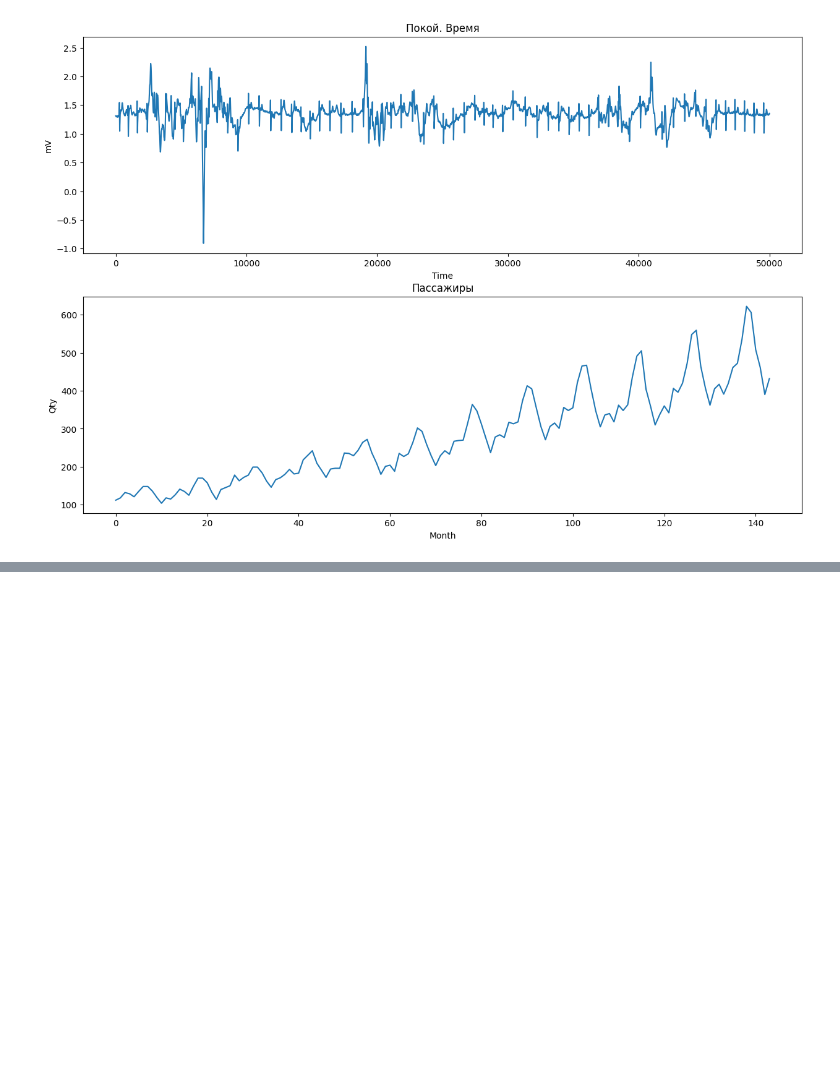
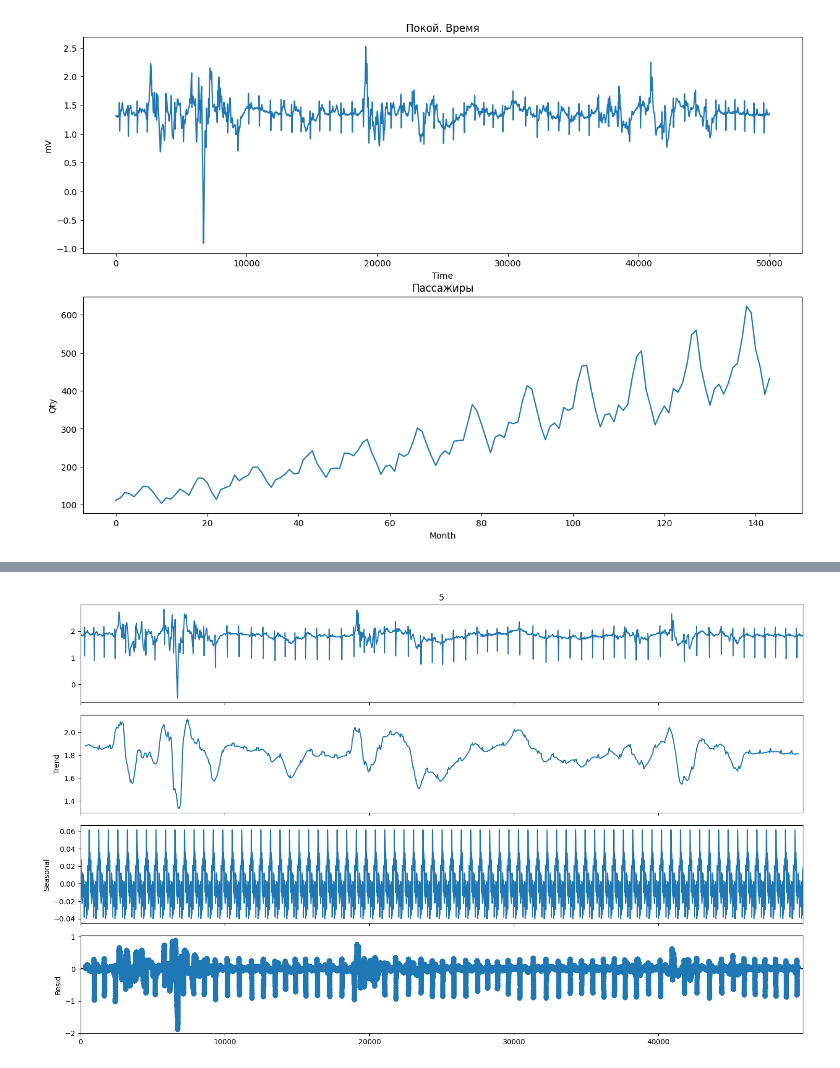
Before and after one commit to EdenStabbfer/PSU_TimeSeries, a Jupyter notebook: Lab-2/main.ipynb, the cells around one changed output, grey strips where cells are left out. Cells and saved outputs as stored; diff of their text form; code cells hidden in the pictures; blank space fills up the shorter version.

```diff
--- a/Lab-2/main.ipynb
+++ b/Lab-2/main.ipynb
@@ -59,0 +60,6 @@ plt.show()
+# %%
+decompose = seasonal_decompose(tsdf_c['5'], period=660)
+decompose.plot()
+plt.show()
+# %% [output]
+[figure, added]
```
Also changed, not shown: parts of 1 cell of this notebook, 2 other files.
